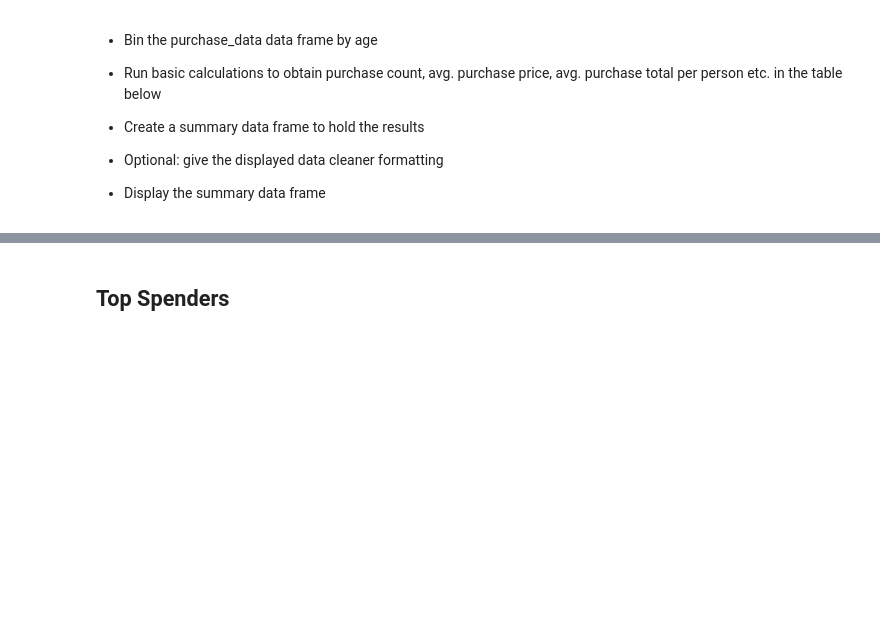
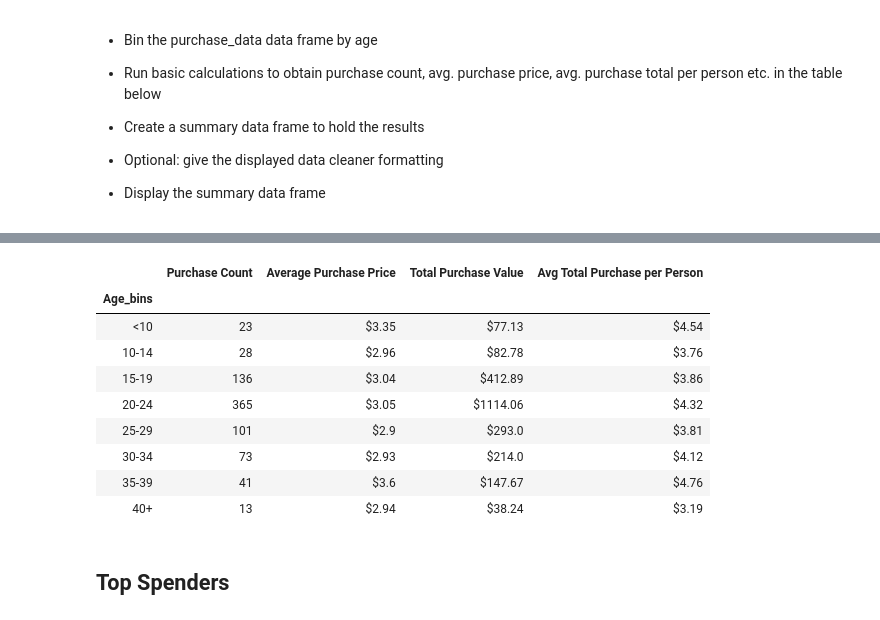
Before and after one commit to DanielRuch/pandas-challenge, a Jupyter notebook: HeroesOfPymoli/HeroesOfPymoli_starter.ipynb, the cells around one changed output, grey strips where cells are left out. Cells and saved outputs as stored; diff of their text form; code cells hidden in the pictures; blank space fills up the shorter version.

```diff
--- a/HeroesOfPymoli/HeroesOfPymoli_starter.ipynb
+++ b/HeroesOfPymoli/HeroesOfPymoli_starter.ipynb
@@ -205,3 +207,70 @@ AttributeError: 'DataFrameGroupBy' object has no attribute 'to_frame'
+# %%
+#Setup bin ranges and labels
+bin_labels = ["<10", "10-14", "15-19", "20-24", "25-29", "30-34", "35-39", "40+"]
+bins = [0, 9, 14, 19, 24, 29, 34, 39, 150]
+
+#New approach
+#Get list of bins for each SN and replace in dataframe
+ageBins = pd.cut(purchase_data["Age"], bins, labels=bin_labels, right=True)
+ageBins = pd.DataFrame(ageBins)
+
+#Append back to original data
+purchDataBins = purchase_data.copy()
+purchDataBins = purchDataBins.join(ageBins, rsuffix="_bins")
+
+#Store a pre-groupby copy
+pDBTemp = purchDataBins.copy()
+
+#Get aggregates
+purchDataBins = purchDataBins.groupby("Age_bins").aggregate({"Age_bins" : "count", "Price" : ["mean", "sum"]})
+
+#Get rid of outer column hierarchy
+purchDataBins.columns = purchDataBins.columns.droplevel(0)
+
+#Rename columns
+purchDataBins = purchDataBins.rename(columns={"count" : "Purchase Count",
+                                          "mean" : "Average Purchase Price",
+                                          "sum" : "Total Purchase Value"})
+
+#Get average total purchase by person for each age
+#Get age bins for each unique player
+groupedAgeBins = pDBTemp.groupby(["SN"])["SN", "Age_bins"].last()
+
+#Get total purchase for each unique player
+tempDF = pDBTemp.groupby(["SN"])["SN", "Price"].sum()
+
+#Add back the age bins
+tempDF = tempDF.join(groupedAgeBins, rsuffix="_bins")
+
+#Get the average total purchase by age
+tempDF = tempDF.groupby("Age_bins").mean()
+
+#Add to summary table and rename new column
+purchDataBins = purchDataBins.join(tempDF)
+purchDataBins = purchDataBins.rename({"Price" : "Avg Total Purchase per Person"}, axis=1)
+
+
+#Clean up formatting - rounding
+purchDataBins["Average Purchase Price"] = purchDataBins["Average Purchase Price"].round(2)
+purchDataBins["Total Purchase Value"] = purchDataBins["Total Purchase Value"].round(2)
+purchDataBins["Avg Total Purchase per Person"] = purchDataBins["Avg Total Purchase per Person"].round(2)
+
+# #Clean up formatting - add $ signs
+purchDataBins["Average Purchase Price"] = "$" + purchDataBins["Average Purchase Price"].astype(str)
+purchDataBins["Total Purchase Value"] = "$" + purchDataBins["Total Purchase Value"].astype(str)
+purchDataBins["Avg Total Purchase per Person"] = "$" + purchDataBins["Avg Total Purchase per Person"].astype(str)
+purchDataBins
+# %% [output]
+|  | Purchase Count | Average Purchase Price | Total Purchase Value | Avg Total Purchase per Person |
+| Age_bins |  |  |  |  |
+| <10 | 23 | $3.35 | $77.13 | $4.54 |
+| 10-14 | 28 | $2.96 | $82.78 | $3.76 |
+| 15-19 | 136 | $3.04 | $412.89 | $3.86 |
+| 20-24 | 365 | $3.05 | $1114.06 | $4.32 |
+| 25-29 | 101 | $2.9 | $293.0 | $3.81 |
+| 30-34 | 73 | $2.93 | $214.0 | $4.12 |
+| 35-39 | 41 | $3.6 | $147.67 | $4.76 |
+| 40+ | 13 | $2.94 | $38.24 | $3.19 |
 # %% [markdown]
 ## Top Spenders
 # %% [markdown]
```
Also changed, not shown: parts of 9 cells of this notebook.
